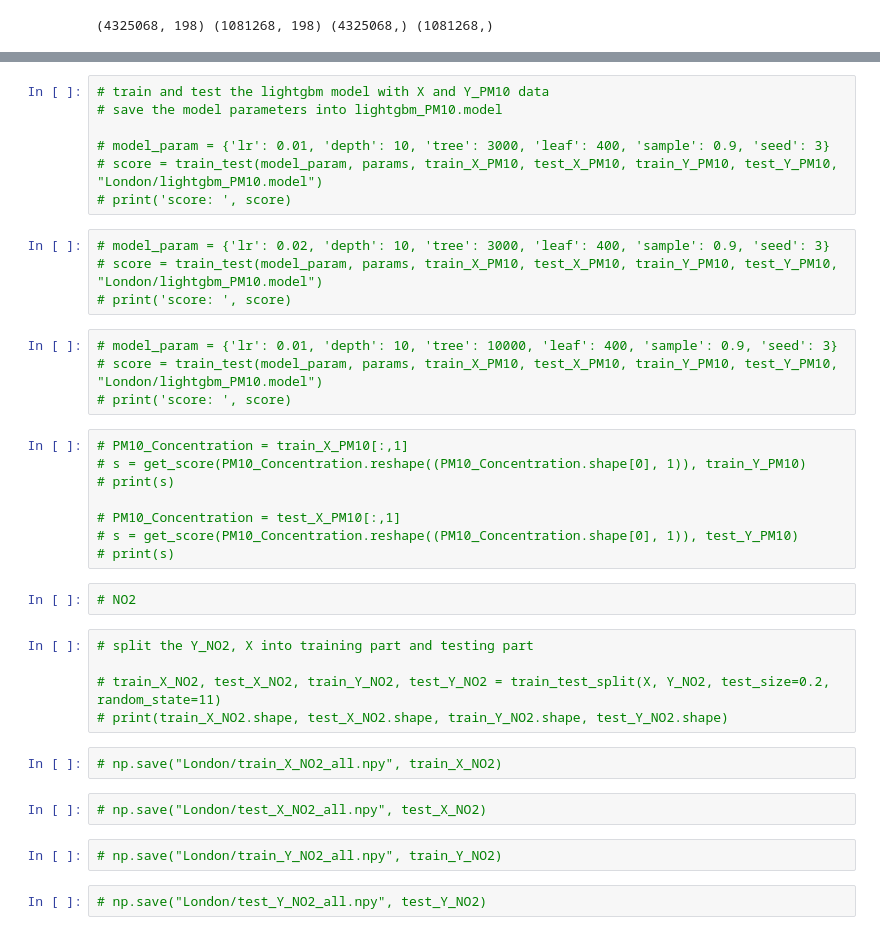
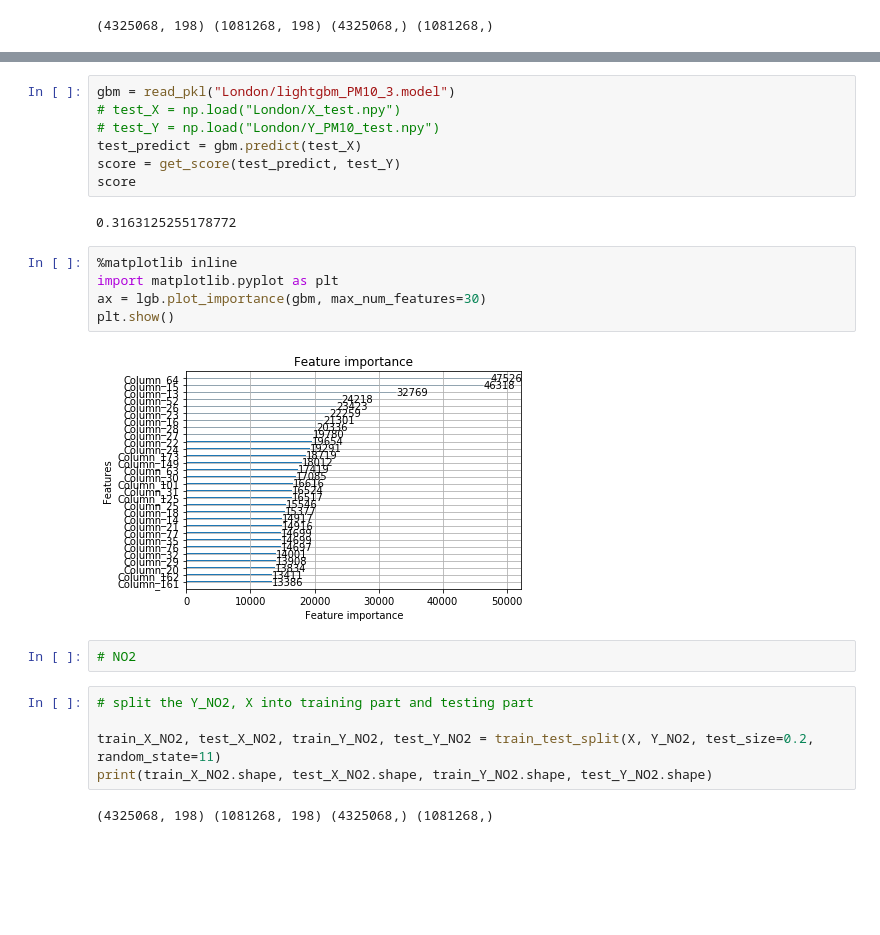
Before and after one commit to data-mining-not-found/air-quality-prediction, a Jupyter notebook: Released code/Version_2_0/4_lightgbm_model.ipynb, the cells around one changed output, grey strips where cells are left out. Cells and saved outputs as stored; diff of their text form; blank space fills up the shorter version.

```diff
--- a/Released code/Version_2_0/4_lightgbm_model.ipynb
+++ b/Released code/Version_2_0/4_lightgbm_model.ipynb
@@ -241,39 +330,26 @@ plt.show()
-# %%
-# train and test the lightgbm model with X and Y_PM10 data
-# save the model parameters into lightgbm_PM10.model
-
-# model_param = {'lr': 0.01, 'depth': 10, 'tree': 3000, 'leaf': 400, 'sample': 0.9, 'seed': 3}
-# score = train_test(model_param, params, train_X_PM10, test_X_PM10, train_Y_PM10, test_Y_PM10, "London/lightgbm_PM10.model")
-# print('score: ', score)
-# %%
-# model_param = {'lr': 0.02, 'depth': 10, 'tree': 3000, 'leaf': 400, 'sample': 0.9, 'seed': 3}
-# score = train_test(model_param, params, train_X_PM10, test_X_PM10, train_Y_PM10, test_Y_PM10, "London/lightgbm_PM10.model")
-# print('score: ', score)
-# %%
-# model_param = {'lr': 0.01, 'depth': 10, 'tree': 10000, 'leaf': 400, 'sample': 0.9, 'seed': 3}
-# score = train_test(model_param, params, train_X_PM10, test_X_PM10, train_Y_PM10, test_Y_PM10, "London/lightgbm_PM10.model")
-# print('score: ', score)
-# %%
-# PM10_Concentration = train_X_PM10[:,1]
-# s = get_score(PM10_Concentration.reshape((PM10_Concentration.shape[0], 1)), train_Y_PM10)
-# print(s)
-
-# PM10_Concentration = test_X_PM10[:,1]
-# s = get_score(PM10_Concentration.reshape((PM10_Concentration.shape[0], 1)), test_Y_PM10)
-# print(s)
+# %%
+gbm = read_pkl("London/lightgbm_PM10_3.model")
+# test_X = np.load("London/X_test.npy")
+# test_Y = np.load("London/Y_PM10_test.npy")
+test_predict = gbm.predict(test_X)
+score = get_score(test_predict, test_Y)
+score
+# %% [output]
+0.3163125255178772
+# %%
+%matplotlib inline
+import matplotlib.pyplot as plt
+ax = lgb.plot_importance(gbm, max_num_features=30)
+plt.show()
+# %% [output]
+[figure, added]
 # %%
 # NO2
 # %%
 # split the Y_NO2, X into training part and testing part
 
-# train_X_NO2, test_X_NO2, train_Y_NO2, test_Y_NO2 = train_test_split(X, Y_NO2, test_size=0.2, random_state=11)
-# print(train_X_NO2.shape, test_X_NO2.shape, train_Y_NO2.shape, test_Y_NO2.shape)
+train_X_NO2, test_X_NO2, train_Y_NO2, test_Y_NO2 = train_test_split(X, Y_NO2, test_size=0.2, random_state=11)
+print(train_X_NO2.shape, test_X_NO2.shape, train_Y_NO2.shape, test_Y_NO2.shape)
+# %% [output]
+(4325068, 198) (1081268, 198) (4325068,) (1081268,)
-# %%
-# np.save("London/train_X_NO2_all.npy", train_X_NO2)
-# %%
-# np.save("London/test_X_NO2_all.npy", test_X_NO2)
-# %%
-# np.save("London/train_Y_NO2_all.npy", train_Y_NO2)
-# %%
-# np.save("London/test_Y_NO2_all.npy", test_Y_NO2)
 # %%
```
Also changed, not shown: parts of 25 cells of this notebook.
